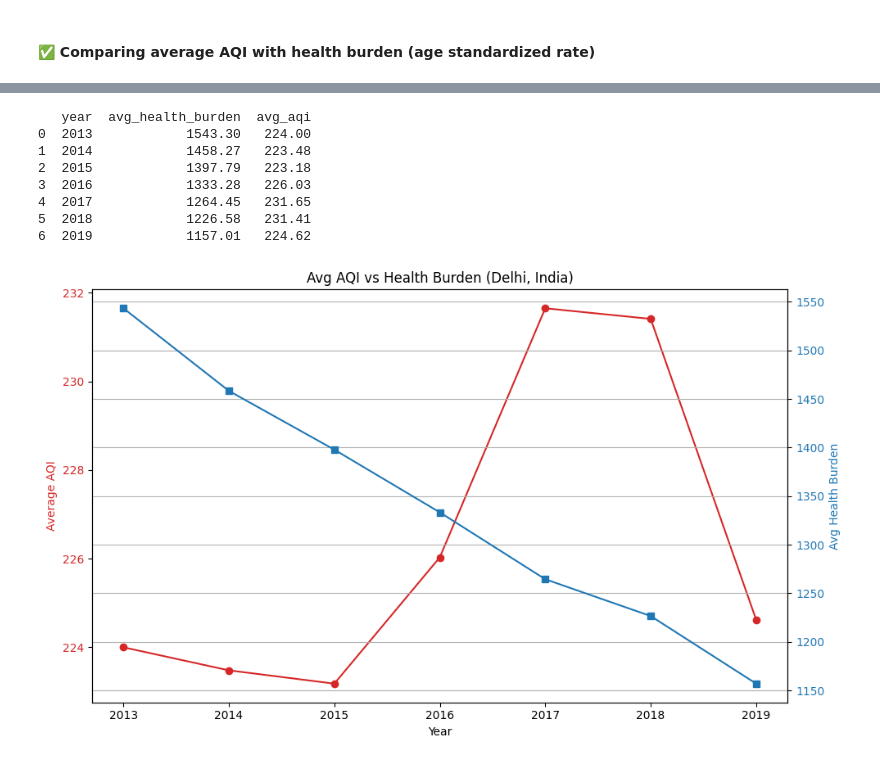
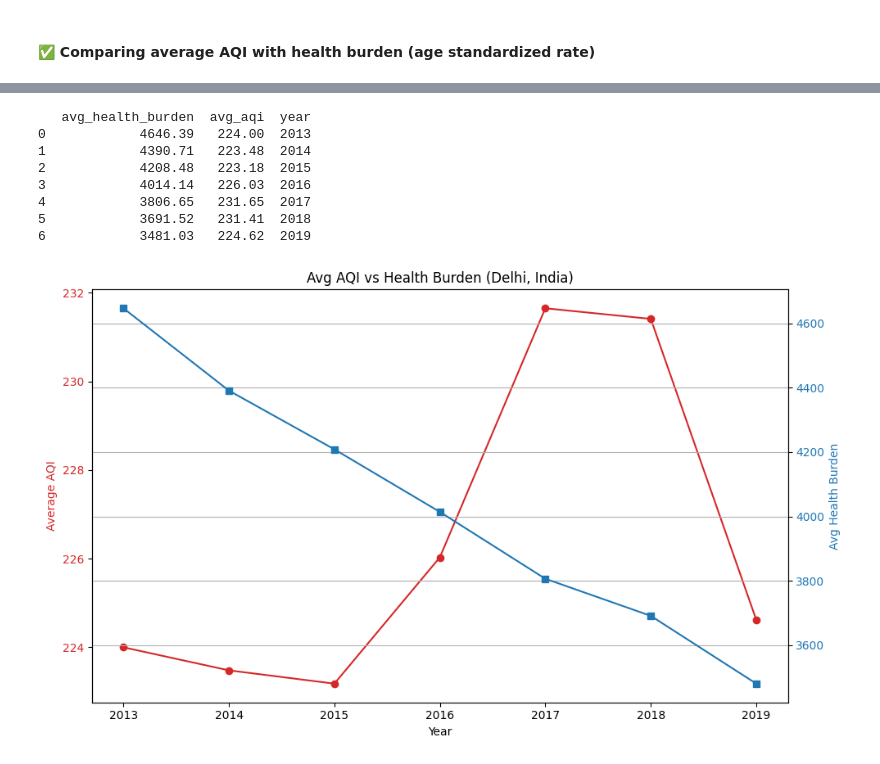
Before and after one commit to NaderAS/air_quality_project, a Jupyter notebook: analysis_notebooks/sql_analysis.ipynb, the cells around one changed output, grey strips where cells are left out. Drawn from its saved outputs; the diff is of its cells as text; code cells hidden in the pictures.

```diff
--- a/analysis_notebooks/sql_analysis.ipynb
+++ b/analysis_notebooks/sql_analysis.ipynb
@@ -363,53 +401,51 @@ plt.show()
 # Comparing Average AQI with Health burden (age standardized rate) in India
 
 query = """
-SELECT h.year,
-       ROUND(AVG(h.age_standardized_rate::NUMERIC), 2) AS avg_health_burden,
-       ROUND(AVG(m.aqi::NUMERIC), 2) AS avg_aqi
-FROM burden_data.india_dataset h
-JOIN transformations.final_city_merged m
-  ON EXTRACT(YEAR FROM m.datetime) = h.year::INTEGER
- AND m.station_id IN (
-    SELECT station_id
-    FROM real_time_data.stations
-    WHERE city ILIKE '%Delhi%'
-)
-GROUP BY h.year
-ORDER BY h.year;
+SELECT
+    ROUND(AVG(m.age_standardized_rate::NUMERIC), 2) AS avg_health_burden,
+    ROUND(AVG(m.avg_aqi::NUMERIC), 2) AS avg_aqi,
+    m.year
+FROM transformations.final_city_burden_merged m
+JOIN real_time_data.stations s
+  ON m.station_id = s.station_id
+WHERE s.city ILIKE '%Delhi%'
+AND m.ghe_cause = 'Total'
+GROUP BY year
+ORDER BY year;
 """
 
 # --- Execute & Fetch ---
 conn = psycopg2.connect(**db_config)
 df = pd.read_sql_query(query, conn)
 conn.close()
 
 print(df)
 
 # --- Plot ---
 fig, ax1 = plt.subplots(figsize=(10, 6))
 
 ax1.set_xlabel('Year')
 ax1.set_ylabel('Average AQI', color='tab:red')
 ax1.plot(df['year'], df['avg_aqi'], marker='o', color='tab:red', label='Average AQI')
 ax1.tick_params(axis='y', labelcolor='tab:red')
 
 ax2 = ax1.twinx()
 ax2.set_ylabel('Avg Health Burden', color='tab:blue')
 ax2.plot(df['year'], df['avg_health_burden'], marker='s', color='tab:blue', label='Avg Health Burden')
 ax2.tick_params(axis='y', labelcolor='tab:blue')
 
 plt.title('Avg AQI vs Health Burden (Delhi, India)')
 fig.tight_layout()
 plt.grid(True)
 plt.show()
 # %% [output]
-   year  avg_health_burden  avg_aqi
-0  2013            1543.30   224.00
-1  2014            1458.27   223.48
-2  2015            1397.79   223.18
-3  2016            1333.28   226.03
-4  2017            1264.45   231.65
-5  2018            1226.58   231.41
-6  2019            1157.01   224.62
+   avg_health_burden  avg_aqi  year
+0            4646.39   224.00  2013
+1            4390.71   223.48  2014
+2            4208.48   223.18  2015
+3            4014.14   226.03  2016
+4            3806.65   231.65  2017
+5            3691.52   231.41  2018
+6            3481.03   224.62  2019
-[figure, old version]
+[figure, new version]
 # %% [markdown]
```
Also changed, not shown: parts of 16 cells of this notebook.
